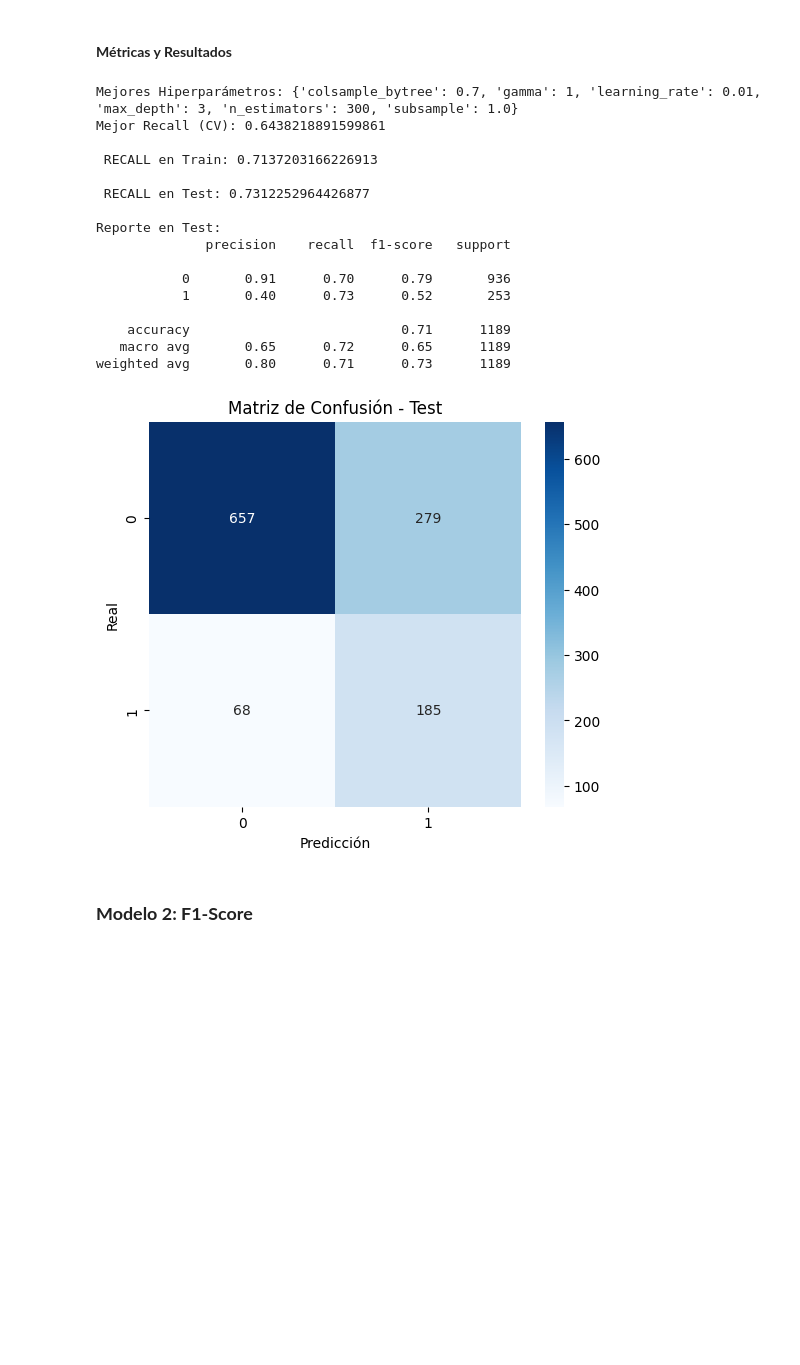
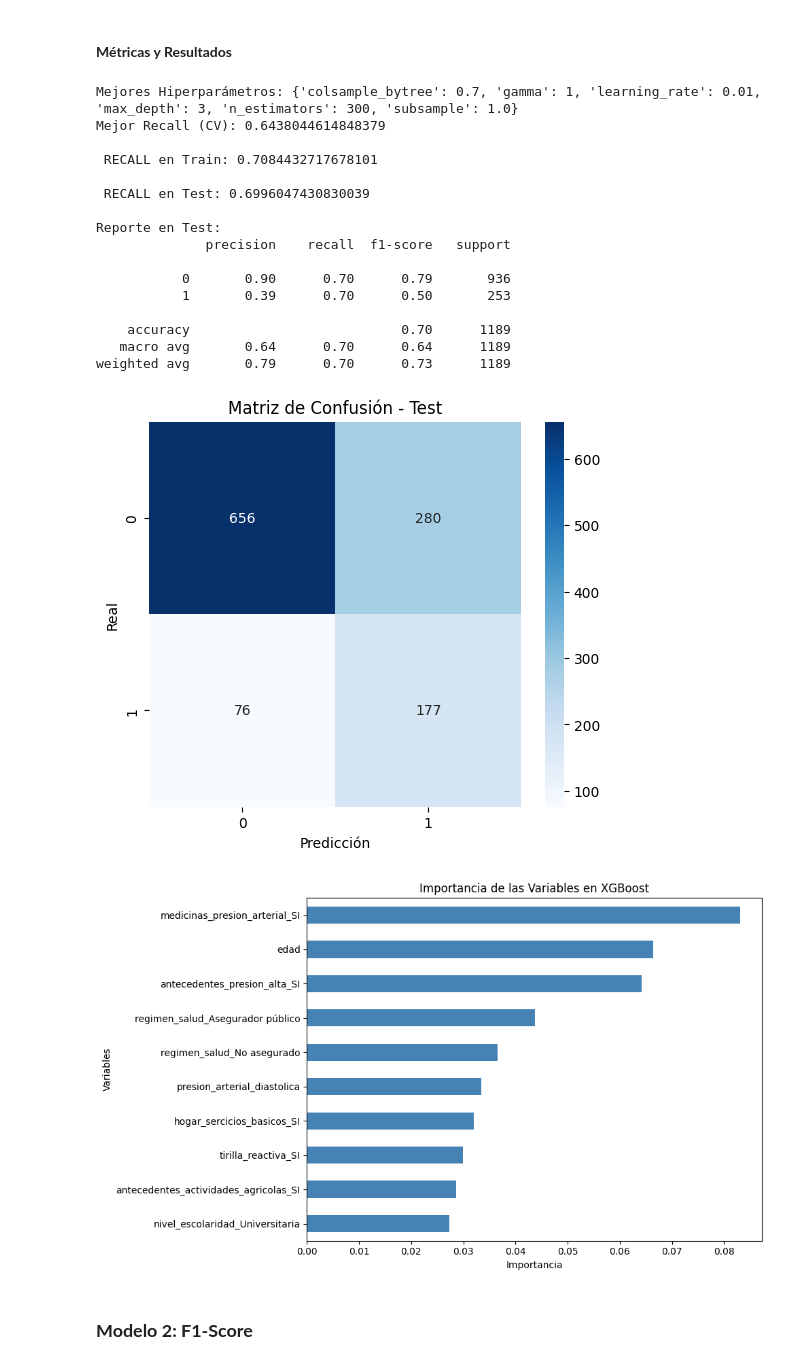
Before and after one commit to CIDEACC/ml_models_frenel, a Jupyter notebook: _sources/xgboost.ipynb, the cells around one changed output. Cells and saved outputs as stored; diff of their text form; code cells hidden in the pictures; blank space fills up the shorter version.

```diff
--- a/_sources/xgboost.ipynb
+++ b/_sources/xgboost.ipynb
@@ -36,7 +36,8 @@ df.head()
 ### **Selección de Variables**
 # %%
 data_modelo = df.drop(columns=['pais_encuesta', 'pais_nacimiento', 'ocupacion', 'georeferenciacion', 'grupo_origen_ingles', 'tasa_filtracion_glomerular'])
-data_modelo_numericas= data_modelo.drop(columns = ['clasificacion_imc', 'grupo_edad', 'clasificacion_tfg', 'clasificacion_pa', 'creatinina_elevada', 'creatinina'])
+data_modelo_numericas= data_modelo.drop(columns = ['clasificacion_imc', 'grupo_edad', 'clasificacion_tfg', 'clasificacion_pa', 'creatinina_elevada', 'creatinina', 'grupo_origen',
+                                                   'diabetes_durante_embarazo'])
 data_modelo_categoricas = data_modelo.drop(columns = ['peso', 'grupo_edad', 'talla', 'presion_arterial_sistolica', 'presion_arterial_diastolica', 'creatinina', 'imc'])
 # %% [markdown]
 ### **Codificación Variables Categóricas**
@@ -134,21 +135,21 @@ print("\nReporte en Test:")
 print(classification_report(y_test, y_test_pred))
 # %% [output]
 Mejores Hiperparámetros: {'colsample_bytree': 0.7, 'gamma': 1, 'learning_rate': 0.01, 'max_depth': 3, 'n_estimators': 300, 'subsample': 1.0}
-Mejor Recall (CV): 0.6438218891599861
+Mejor Recall (CV): 0.6438044614848379
 
- RECALL en Train: 0.7137203166226913
+ RECALL en Train: 0.7084432717678101
 
- RECALL en Test: 0.7312252964426877
+ RECALL en Test: 0.6996047430830039
 
 Reporte en Test:
               precision    recall  f1-score   support
 
-           0       0.91      0.70      0.79       936
-           1       0.40      0.73      0.52       253
+           0       0.90      0.70      0.79       936
+           1       0.39      0.70      0.50       253
 
-    accuracy                           0.71      1189
-   macro avg       0.65      0.72      0.65      1189
-weighted avg       0.80      0.71      0.73      1189
+    accuracy                           0.70      1189
+   macro avg       0.64      0.70      0.64      1189
+weighted avg       0.79      0.70      0.73      1189
 # %%
 cm = confusion_matrix(y_test, y_test_pred)
 
@@ -159,7 +160,21 @@ plt.xlabel("Predicción")
 plt.ylabel("Real")
 plt.show()
 # %% [output]
-[figure, old version]
+[figure, new version]
+# %%
+best_xgb = grid_xgb.best_estimator_
+importances = pd.Series(best_xgb.feature_importances_, index=X_train.columns)
+importances = importances.sort_values(ascending=True)
+top_n = 10
+plt.figure(figsize=(10, 6))
+importances.tail(top_n).plot(kind='barh', color='steelblue')
+plt.title('Importancia de las Variables en XGBoost')
+plt.xlabel('Importancia')
+plt.ylabel('Variables')
+plt.tight_layout()
+plt.show()
+# %% [output]
+[figure, added]
 # %% [markdown]
 ### **Modelo 2: F1-Score**
 # %% [markdown]
```
Also changed, not shown: parts of 3 cells of this notebook, 5 other files.
